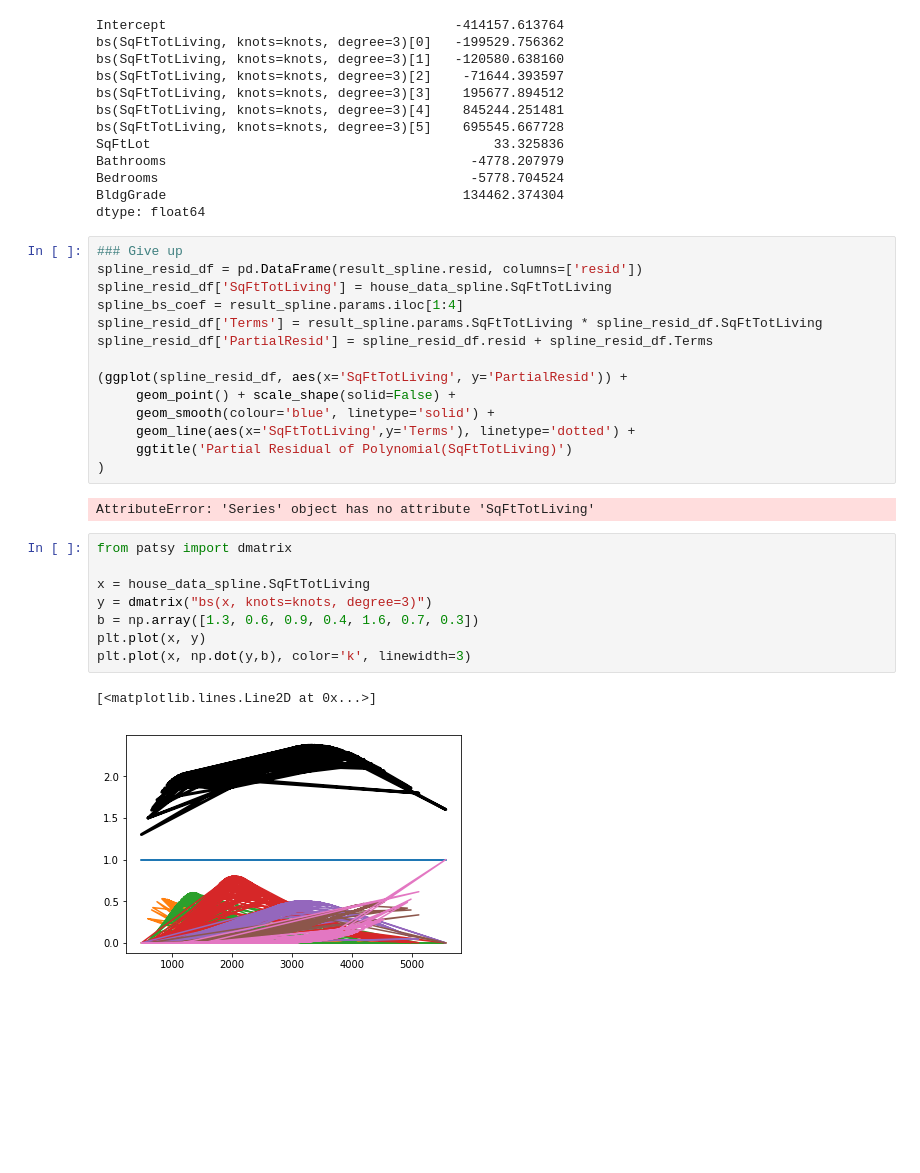
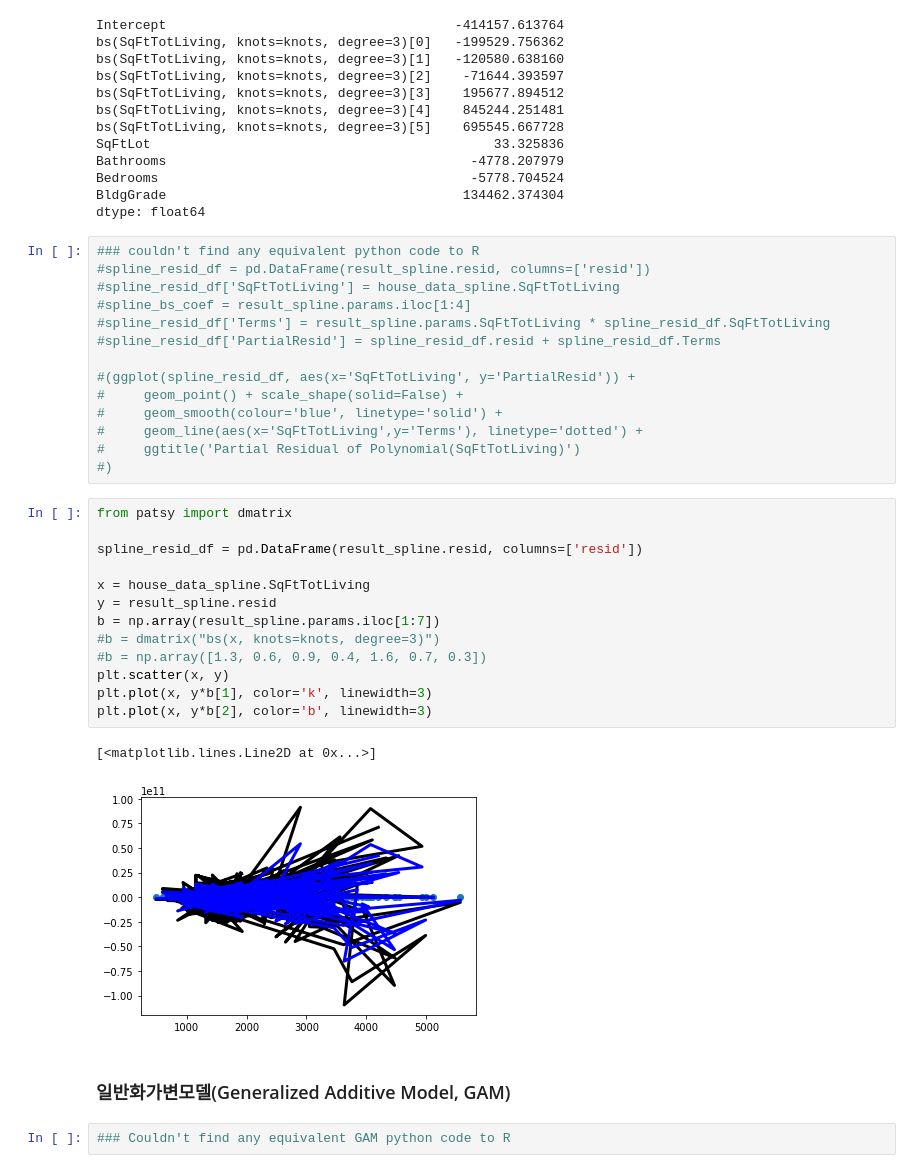
Before and after one commit to vanang/statistics-for-data-scientists-python, a Jupyter notebook: Notebooks/Chapter_4.ipynb, the cells around one changed output. Saved outputs shown, nothing was run; the diff lists cells and outputs as text; blank space fills up the shorter version.

```diff
--- a/Notebooks/Chapter_4.ipynb
+++ b/Notebooks/Chapter_4.ipynb
@@ -871,29 +871,36 @@ Bedrooms                                        -5778.704524
 BldgGrade                                      134462.374304
 dtype: float64
 # %%
-### Give up
-spline_resid_df = pd.DataFrame(result_spline.resid, columns=['resid'])
-spline_resid_df['SqFtTotLiving'] = house_data_spline.SqFtTotLiving
-spline_bs_coef = result_spline.params.iloc[1:4]
-spline_resid_df['Terms'] = result_spline.params.SqFtTotLiving * spline_resid_df.SqFtTotLiving
-spline_resid_df['PartialResid'] = spline_resid_df.resid + spline_resid_df.Terms
+### couldn't find any equivalent python code to R
+#spline_resid_df = pd.DataFrame(result_spline.resid, columns=['resid'])
+#spline_resid_df['SqFtTotLiving'] = house_data_spline.SqFtTotLiving
+#spline_bs_coef = result_spline.params.iloc[1:4]
+#spline_resid_df['Terms'] = result_spline.params.SqFtTotLiving * spline_resid_df.SqFtTotLiving
+#spline_resid_df['PartialResid'] = spline_resid_df.resid + spline_resid_df.Terms
 
-(ggplot(spline_resid_df, aes(x='SqFtTotLiving', y='PartialResid')) +
-     geom_point() + scale_shape(solid=False) +
-     geom_smooth(colour='blue', linetype='solid') +
-     geom_line(aes(x='SqFtTotLiving',y='Terms'), linetype='dotted') +
-     ggtitle('Partial Residual of Polynomial(SqFtTotLiving)')
-)
+#(ggplot(spline_resid_df, aes(x='SqFtTotLiving', y='PartialResid')) +
+#     geom_point() + scale_shape(solid=False) +
+#     geom_smooth(colour='blue', linetype='solid') +
+#     geom_line(aes(x='SqFtTotLiving',y='Terms'), linetype='dotted') +
+#     ggtitle('Partial Residual of Polynomial(SqFtTotLiving)')
+#)
-# %% [output]
-AttributeError: 'Series' object has no attribute 'SqFtTotLiving'
 # %%
 from patsy import dmatrix
 
+spline_resid_df = pd.DataFrame(result_spline.resid, columns=['resid'])
+
 x = house_data_spline.SqFtTotLiving
-y = dmatrix("bs(x, knots=knots, degree=3)")
-b = np.array([1.3, 0.6, 0.9, 0.4, 1.6, 0.7, 0.3])
-plt.plot(x, y)
-plt.plot(x, np.dot(y,b), color='k', linewidth=3)
+y = result_spline.resid
+b = np.array(result_spline.params.iloc[1:7])
+#b = dmatrix("bs(x, knots=knots, degree=3)")
+#b = np.array([1.3, 0.6, 0.9, 0.4, 1.6, 0.7, 0.3])
+plt.scatter(x, y)
+plt.plot(x, y*b[1], color='k', linewidth=3)
+plt.plot(x, y*b[2], color='b', linewidth=3)
 # %% [output]
 [<matplotlib.lines.Line2D at 0x...>]
-[figure, old version]
+[figure, new version]
+# %% [markdown]
+### 일반화가변모델(Generalized Additive Model, GAM)
+# %%
+### Couldn't find any equivalent GAM python code to R
```
Also changed, not shown: parts of 6 cells of this notebook.
